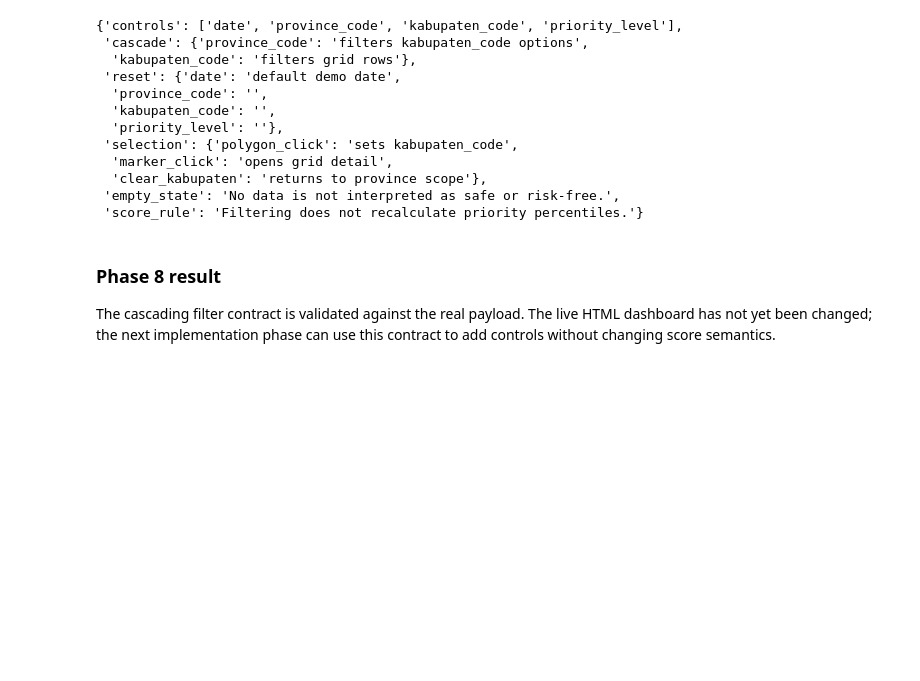
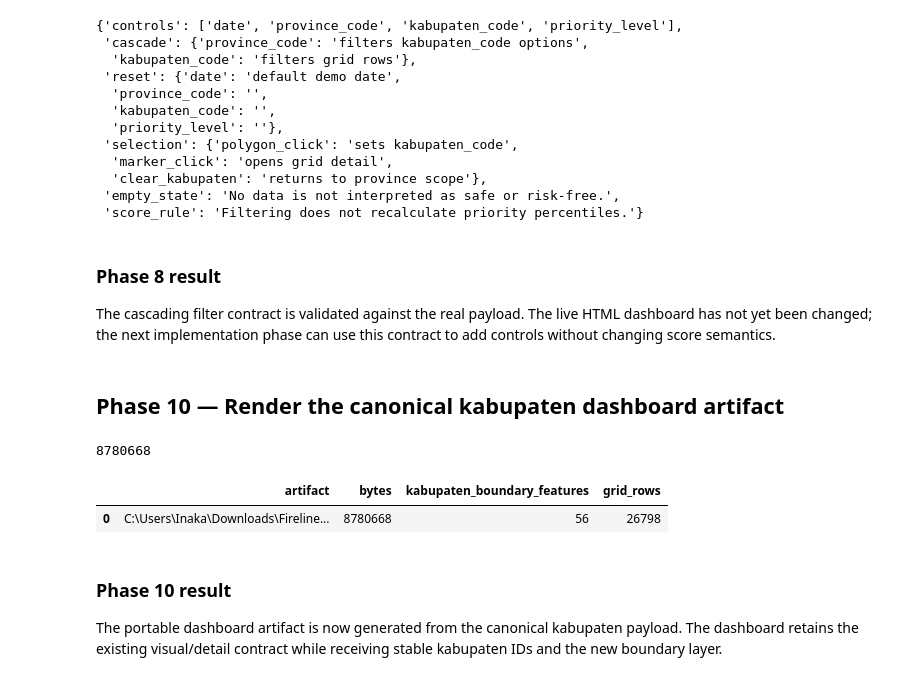
Before and after one commit to marimoria/Fireline, a Jupyter notebook: notebooks/07_FIRELINE_Kabupaten_Drilldown.ipynb, the cells around one changed output. Cells and saved outputs as stored; diff of their text form; code cells hidden in the pictures; blank space fills up the shorter version.

Commit message:
phase10_render_kabupaten_dashboard

```diff
--- a/notebooks/07_FIRELINE_Kabupaten_Drilldown.ipynb
+++ b/notebooks/07_FIRELINE_Kabupaten_Drilldown.ipynb
@@ -607,3 +607,40 @@ filter_contract
 ### Phase 8 result
 
 The cascading filter contract is validated against the real payload. The live HTML dashboard has not yet been changed; the next implementation phase can use this contract to add controls without changing score semantics.
+# %% [markdown]
+## Phase 10 — Render the canonical kabupaten dashboard artifact
+# %%
+# Adapt the canonical payload to the existing portable dashboard template.
+template = (ROOT / 'web' / 'dashboard.html').read_text(encoding='utf-8')
+audit_summary_path = OUTPUT / 'audit_summary.json'
+audit_summary = json.loads(audit_summary_path.read_text(encoding='utf-8')) if audit_summary_path.exists() else {}
+dashboard_columns = ['grid_id', 'date', 'latitude', 'longitude', 'province_name', 'kabupaten_code', 'kabupaten_name', 'detection_count', 'active_days_7d', 'detections_7d', 'frp_median_mw', 'frp_max_mw', 'priority_score', 'priority_level', 'activity_points', 'persistence_points', 'intensity_points', 'high_count', 'nominal_count', 'low_count', 'unknown_count', 'night_count', 'nearest_school_km', 'nearest_school_name', 'last_seen_utc', 'quality_note', 'grid_x', 'grid_y']
+dashboard_rows_frame = pd.DataFrame(payload_check['grid_day_attribution']).copy()
+dashboard_rows_frame['region_id'] = dashboard_rows_frame['kabupaten_code']
+dashboard_rows_frame['region_name'] = dashboard_rows_frame['kabupaten_name']
+dashboard_columns = ['grid_id', 'date', 'latitude', 'longitude', 'province_name', 'region_id', 'region_name', 'detection_count', 'active_days_7d', 'detections_7d', 'frp_median_mw', 'frp_max_mw', 'priority_score', 'priority_level', 'activity_points', 'persistence_points', 'intensity_points', 'high_count', 'nominal_count', 'low_count', 'unknown_count', 'night_count', 'nearest_school_km', 'nearest_school_name', 'last_seen_utc', 'quality_note', 'grid_x', 'grid_y']
+for col in ['grid_x', 'grid_y', 'high_count', 'nominal_count', 'low_count', 'unknown_count', 'night_count']:
+    if col not in dashboard_rows_frame: dashboard_rows_frame[col] = None
+dashboard_rows_frame['last_seen_utc'] = pd.to_datetime(dashboard_rows_frame['last_seen_utc'], utc=True, errors='coerce').dt.strftime('%Y-%m-%dT%H:%M:%SZ')
+dashboard_payload_compat = {'columns': dashboard_columns, 'rows': dashboard_rows_frame[dashboard_columns].where(pd.notna(dashboard_rows_frame[dashboard_columns]), None).values.tolist(), 'summary': audit_summary, 'boundaries': payload_check['boundaries']}
+dashboard_payload_compat['summary']['region_note'] = 'Kabupaten/kota boundaries from data/additions; polygons simplified for display.'
+encoded_dashboard = json.dumps(dashboard_payload_compat, ensure_ascii=False, separators=(',', ':'), default=str).replace('<', '\\u003c')
+dashboard_html = template.replace('__FIRELINE_DATA__', encoded_dashboard)
+dashboard_output = OUTPUT / 'FIRELINE_Priority_Map.html'
+dashboard_output.write_text(dashboard_html, encoding='utf-8')
+dashboard_output.stat().st_size
+# %% [output]
+8780668
+# %%
+artifact_text = dashboard_output.read_text(encoding='utf-8')
+assert 'kabupaten_code' in artifact_text
+assert 'Kabupaten/kota' in artifact_text
+assert 'id="fireline-data"' in artifact_text
+pd.DataFrame([{'artifact': str(dashboard_output), 'bytes': dashboard_output.stat().st_size, 'kabupaten_boundary_features': len(payload_check['boundaries']['features']), 'grid_rows': len(dashboard_rows_frame)}])
+# %% [output]
+|  | artifact | bytes | kabupaten_boundary_features | grid_rows |
+| 0 | C:\Users\Inaka\Downloads\Fireline... | 8780668 | 56 | 26798 |
+# %% [markdown]
+### Phase 10 result
+
+The portable dashboard artifact is now generated from the canonical kabupaten payload. The dashboard retains the existing visual/detail contract while receiving stable kabupaten IDs and the new boundary layer.
```
Also changed, not shown: 1 other file.
